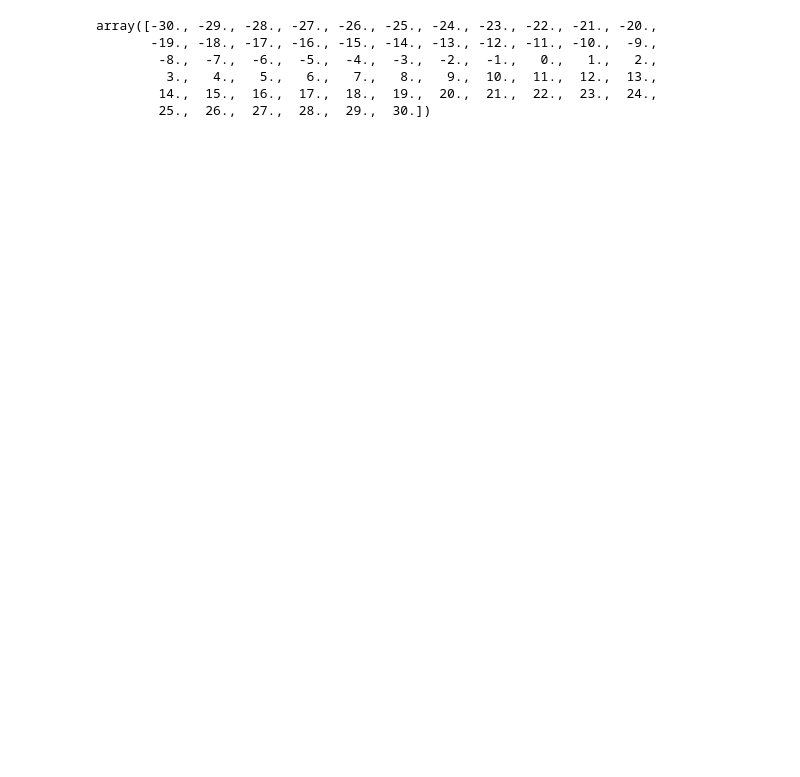
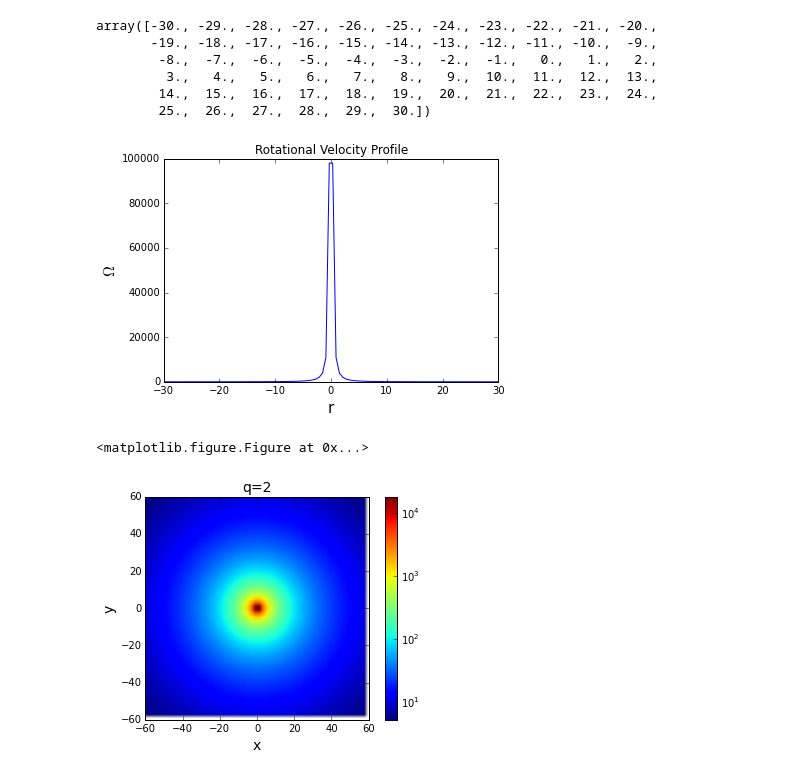
Before and after one commit to dorisjlee/usrp, a Jupyter notebook: notes/06_26_2015.ipynb, the cells around one changed output. Cells and saved outputs as stored; diff of their text form; code cells hidden in the pictures; blank space fills up the shorter version.

```diff
--- a/notes/06_26_2015.ipynb
+++ b/notes/06_26_2015.ipynb
@@ -146,3 +146,44 @@ array([-30., -29., -28., -27., -26., -25., -24., -23., -22., -21., -20.,
          3.,   4.,   5.,   6.,   7.,   8.,   9.,  10.,  11.,  12.,  13.,
         14.,  15.,  16.,  17.,  18.,  19.,  20.,  21.,  22.,  23.,  24.,
         25.,  26.,  27.,  28.,  29.,  30.])
+# %%
+def plot_velocity_distribution(q,log=True):
+    r = np.linspace(-w0,w0,100)
+    omega = omega0*(w0/r)**q#radial velocity
+    plt.title("Rotational Velocity Profile")
+    plt.xlabel("r",fontsize=15)
+    plt.ylabel("$\Omega$",fontsize=15)
+    plt.plot(r,omega,'-')
+    plt.figure()
+    omega_img = np.zeros((60,60))
+    for x in np.arange(-1.0*(omega_img.shape[0]-1)/2.,(omega_img.shape[0]-1)/2.):
+        for y in np.arange(-1.0*(omega_img.shape[1]-1)/2.,(omega_img.shape[1]-1)/2.):
+
+            r = np.sqrt(x**2+y**2)
+
+            if (r!=0.0):
+                wi= omega0*(w0/r)**q #radial velocity
+            else:
+                wi=10.
+                #print r, wi
+            #print x,y,r,wi
+            omega_img[x+30][y+30]  =wi
+
+    plt.figure()
+    #plt.imshow(np.log10(omega_img))#,norm=LogNorm())#,origin="lower")
+    if log==True:
+        im = plt.imshow(omega_img,norm=LogNorm())#,origin="lower")
+    else:
+        im=plt.imshow(omega_img)#,norm=LogNorm())#,origin="lower")
+    im.set_extent([-60,60,-60,60])
+    #plt.pcolor(omega_img,norm=LogNorm())#,origin="lower")
+    plt.title("q={}".format(q),fontsize=14)
+    plt.xlabel("x",fontsize=14)
+    plt.ylabel("y",fontsize=14)
+    plt.colorbar()
+# %%
+plot_velocity_distribution(q=2,log=True)
+# %% [output]
+[figure, added]
+<matplotlib.figure.Figure at 0x...>
+[figure, added]
```
Also changed, not shown: parts of 7 cells of this notebook.
